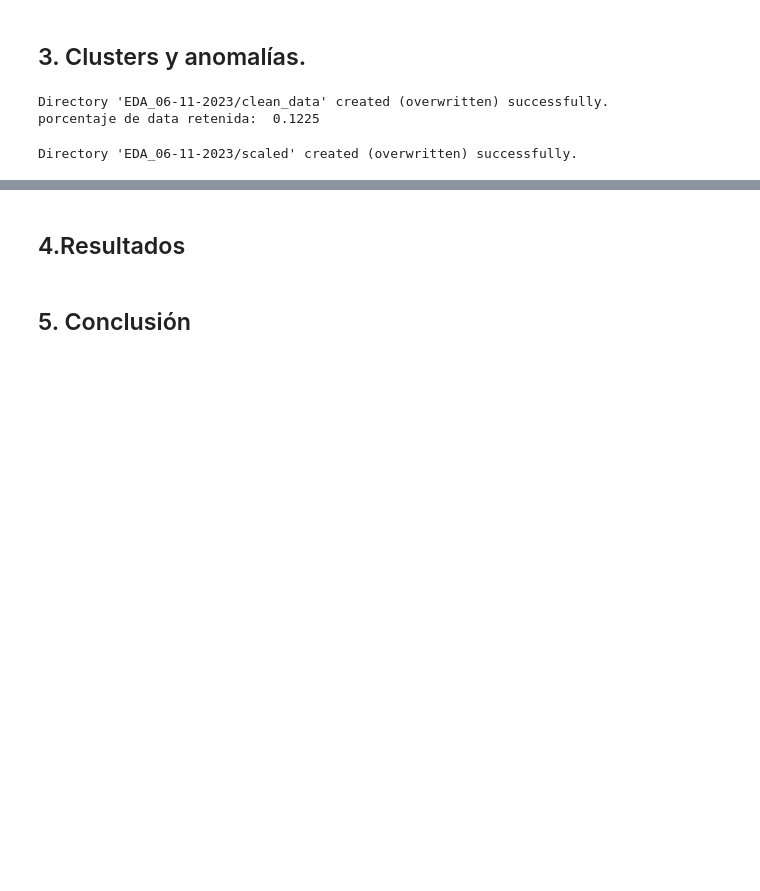
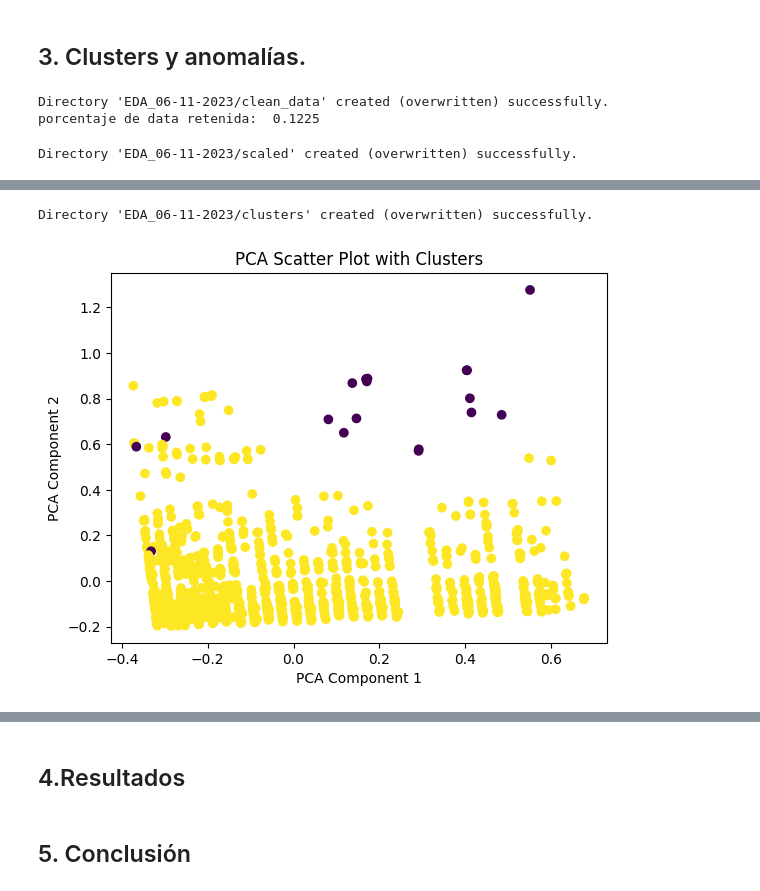
Before and after one commit to HexaPulsar/LabMDS, a Jupyter notebook: Proyecto_1/NUEVO_Proyecto_enunciado.ipynb, the cells around one changed output, grey strips where cells are left out. Saved outputs shown, nothing was run; the diff lists cells and outputs as text; code cells hidden in the pictures; blank space fills up the shorter version.

```diff
--- a/Proyecto_1/NUEVO_Proyecto_enunciado.ipynb
+++ b/Proyecto_1/NUEVO_Proyecto_enunciado.ipynb
@@ -924,0 +928,6 @@ El número óptimo de clusters es 3
+# %%
+dbscan = DBSCAN(eps=0.2, min_samples=10)
+test_class.make_clusters(dbscan)
+# %% [output]
+Directory 'EDA_06-11-2023/clusters' created (overwritten) successfully.
+[figure, added]
```
Also changed, not shown: parts of 15 cells of this notebook, 3 other files.
